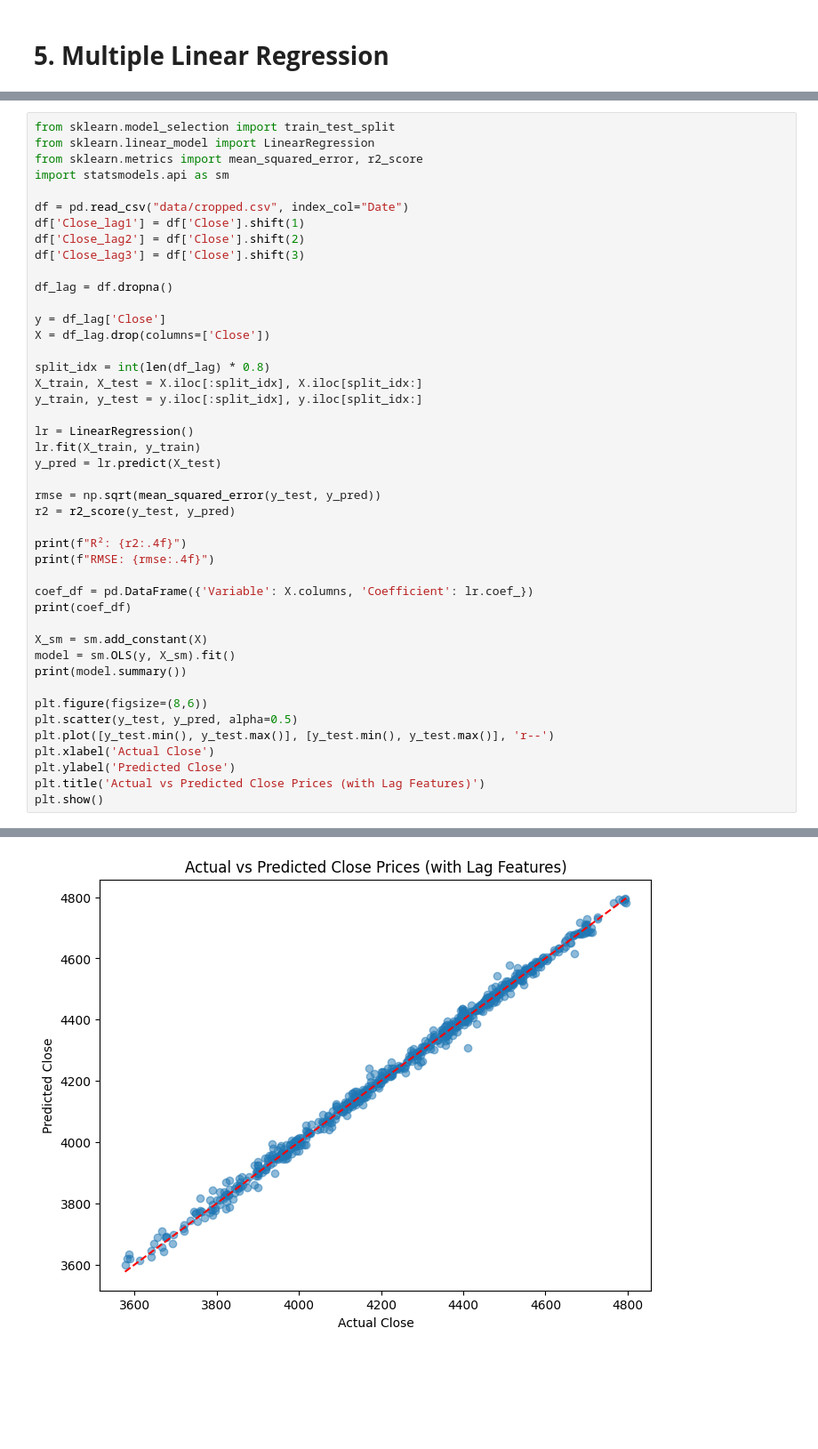
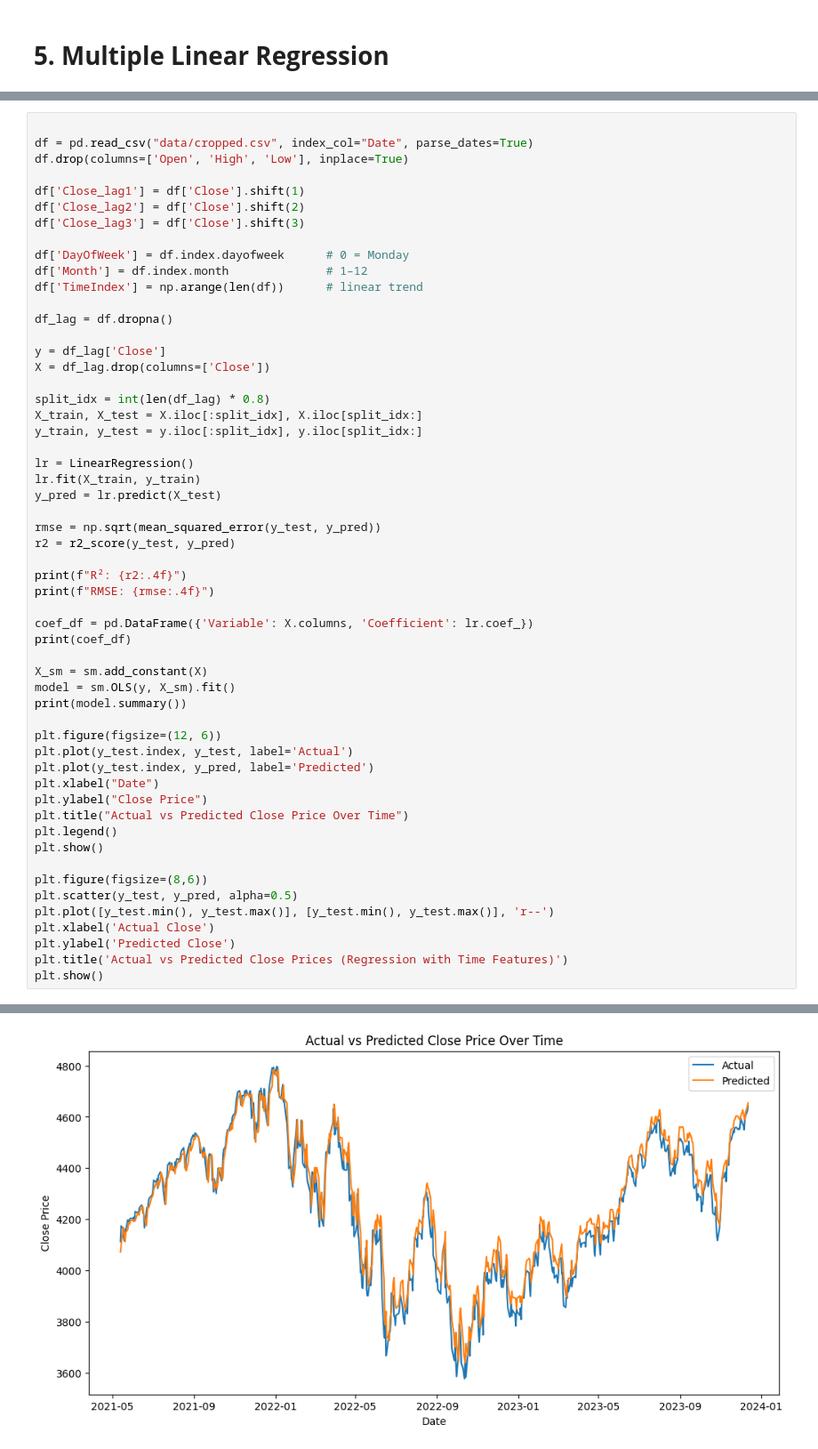
Before and after one commit to VictorNguyenLPN/sp500-dav, a Jupyter notebook: notebook.ipynb, the cells around one changed output, grey strips where cells are left out. Shown at 89% size. Saved outputs shown, nothing was run; the diff lists cells and outputs as text; blank space fills up the shorter version.

```diff
--- a/notebook.ipynb
+++ b/notebook.ipynb
@@ -865,13 +934,15 @@ F-statistic: 4588.007, p-value: 0.00000
 # %%
-from sklearn.model_selection import train_test_split
-from sklearn.linear_model import LinearRegression
-from sklearn.metrics import mean_squared_error, r2_score
-import statsmodels.api as sm
 
-df = pd.read_csv("data/cropped.csv", index_col="Date")
+df = pd.read_csv("data/cropped.csv", index_col="Date", parse_dates=True)
+df.drop(columns=['Open', 'High', 'Low'], inplace=True)
+
 df['Close_lag1'] = df['Close'].shift(1)
 df['Close_lag2'] = df['Close'].shift(2)
 df['Close_lag3'] = df['Close'].shift(3)
+
+df['DayOfWeek'] = df.index.dayofweek      # 0 = Monday
+df['Month'] = df.index.month              # 1–12
+df['TimeIndex'] = np.arange(len(df))      # linear trend
 
 df_lag = df.dropna()
 
@@ -899,11 +970,20 @@ X_sm = sm.add_constant(X)
 model = sm.OLS(y, X_sm).fit()
 print(model.summary())
 
+plt.figure(figsize=(12, 6))
+plt.plot(y_test.index, y_test, label='Actual')
+plt.plot(y_test.index, y_pred, label='Predicted')
+plt.xlabel("Date")
+plt.ylabel("Close Price")
+plt.title("Actual vs Predicted Close Price Over Time")
+plt.legend()
+plt.show()
+
 plt.figure(figsize=(8,6))
 plt.scatter(y_test, y_pred, alpha=0.5)
 plt.plot([y_test.min(), y_test.max()], [y_test.min(), y_test.max()], 'r--')
 plt.xlabel('Actual Close')
 plt.ylabel('Predicted Close')
-plt.title('Actual vs Predicted Close Prices (with Lag Features)')
+plt.title('Actual vs Predicted Close Prices (Regression with Time Features)')
 plt.show()
 # %% [output]
@@ -926,2 +1006,2 @@ Notes:
 strong multicollinearity or other numerical problems.
-[figure, old version]
+[figure, new version]
```
Also changed, not shown: parts of 13 cells of this notebook, 12 other files.
